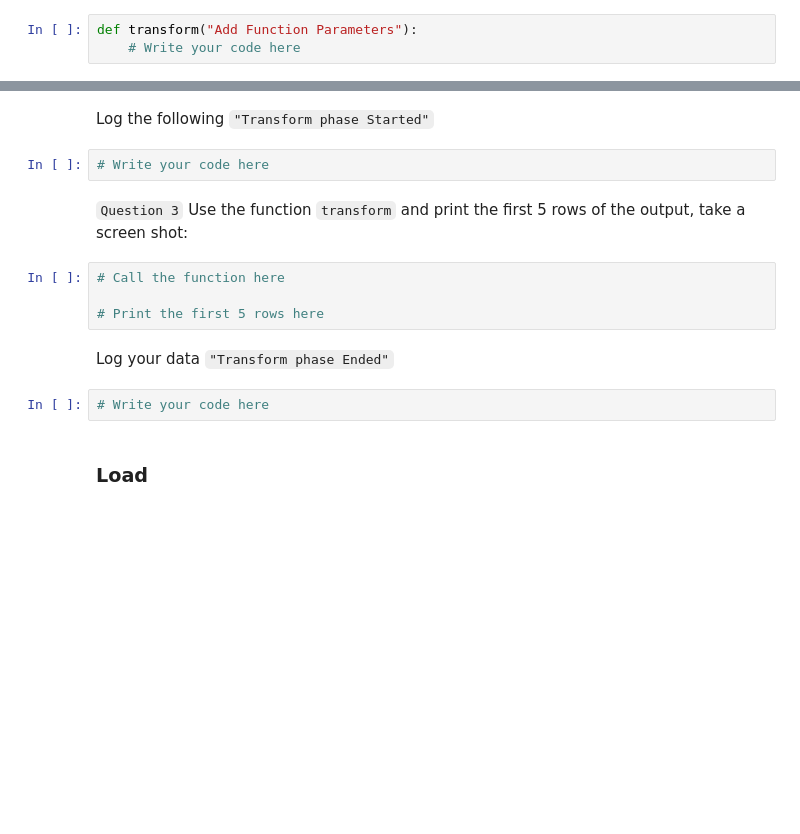
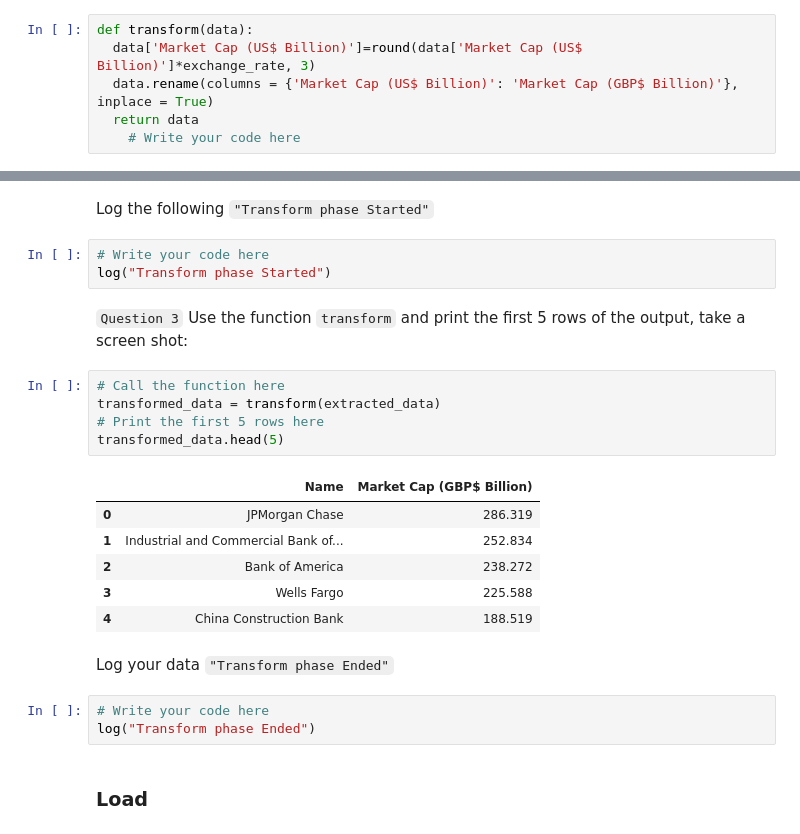
Before and after one commit to alexakeli/testrepo, a Jupyter notebook: ETL_Engineer_Peer_Review_Assignment.ipynb, the cells around one changed output, grey strips where cells are left out. Saved outputs shown, nothing was run; the diff lists cells and outputs as text; blank space fills up the shorter version.

```diff
--- a/ETL_Engineer_Peer_Review_Assignment.ipynb
+++ b/ETL_Engineer_Peer_Review_Assignment.ipynb
@@ -67,9 +135,12 @@ Using <code>exchange_rate</code> and the `exchange_rates.csv` file find the exch
 1. Changes the `Market Cap (US$ Billion)` column from USD to GBP
 2. Rounds the Market Cap (US$ Billion)` column to 3 decimal places
 3. Rename `Market Cap (US$ Billion)` to `Market Cap (GBP$ Billion)`
-# %%
-def transform("Add Function Parameters"):
-    # Write your code here
+# %%
+def transform(data):
+  data['Market Cap (US$ Billion)']=round(data['Market Cap (US$ Billion)']*exchange_rate, 3)
+  data.rename(columns = {'Market Cap (US$ Billion)': 'Market Cap (GBP$ Billion)'}, inplace = True)
+  return data
+    # Write your code here
 # %% [markdown]
 ## Load
 
@@ -108,16 +199,26 @@ Log the data as <code>"Extract phase Ended"</code>
 Log the following  <code>"Transform phase Started"</code>
 # %%
 # Write your code here
+log("Transform phase Started")
 # %% [markdown]
 <code>Question 3</code> Use the function <code>transform</code> and print the first 5 rows of the output, take a screen shot:
 # %%
 # Call the function here
-
+transformed_data = transform(extracted_data)
 # Print the first 5 rows here
+transformed_data.head(5)
+# %% [output]
+|  | Name | Market Cap (GBP$ Billion) |
+| 0 | JPMorgan Chase | 286.319 |
+| 1 | Industrial and Commercial Bank of... | 252.834 |
+| 2 | Bank of America | 238.272 |
+| 3 | Wells Fargo | 225.588 |
+| 4 | China Construction Bank | 188.519 |
 # %% [markdown]
 Log your data <code>"Transform phase Ended"</code>
 # %%
 # Write your code here
+log("Transform phase Ended")
 # %% [markdown]
 ### Load
 # %% [markdown]
```
Also changed, not shown: parts of 19 cells of this notebook.
